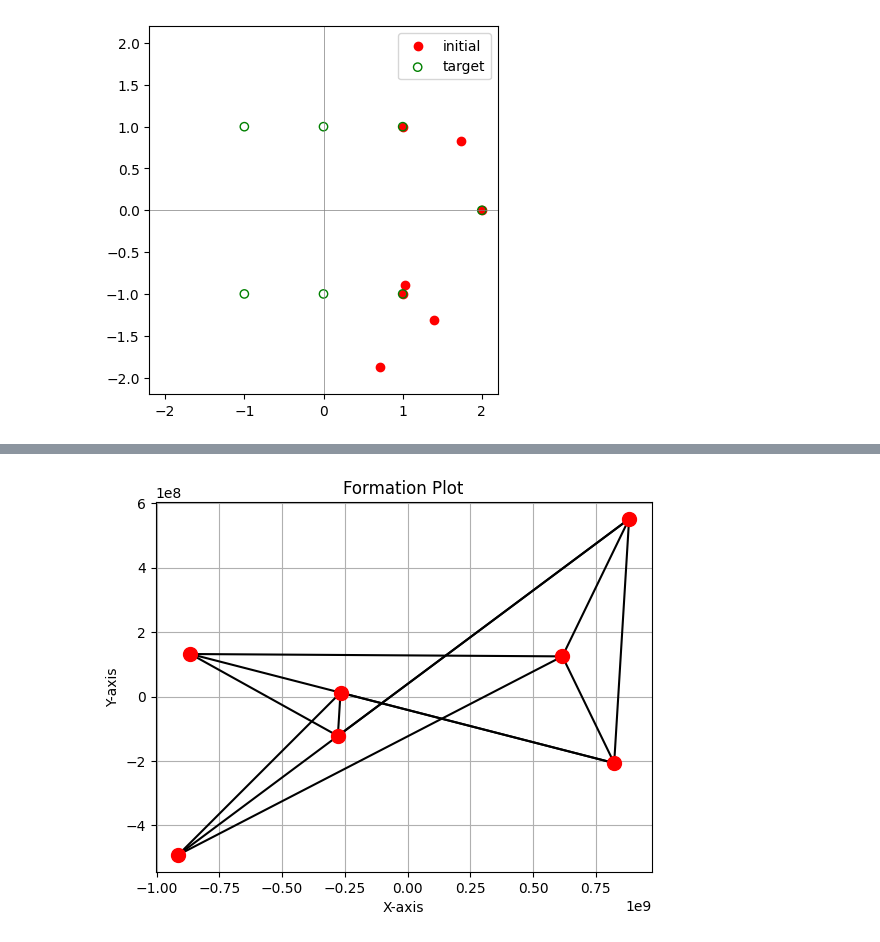
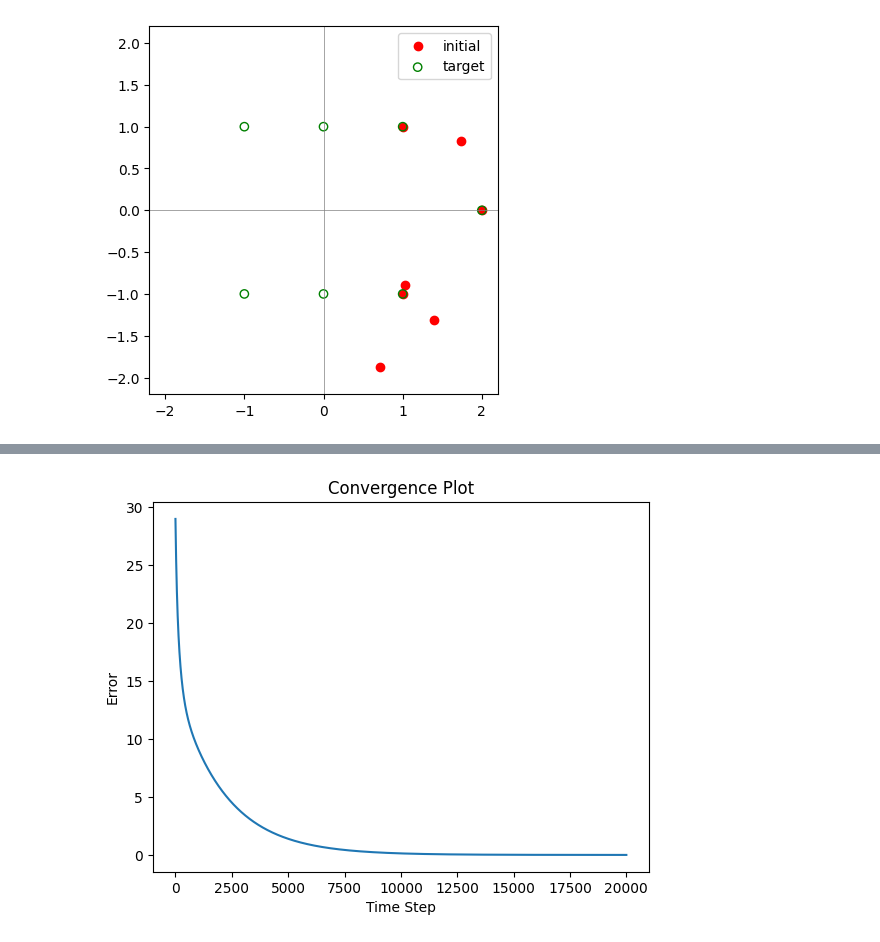
Before and after one commit to wilbertras/drone_swarms, a Jupyter notebook: main.ipynb, the cells around one changed output, grey strips where cells are left out. Drawn from its saved outputs; the diff is of its cells as text; code cells hidden in the pictures.

```diff
--- a/main.ipynb
+++ b/main.ipynb
@@ -72,4 +71,14 @@ array([[ 0.27407548, -0.27407548, -0.27407548,  0.13703774,  0.13703774,
-# %%
-plot_formation(z_final)
-# %% [output]
-[figure, removed]
+# %%
+error = []
+for k in range(K+1):
+    e = np.sum(np.linalg.norm(z[:, :, k] - z_star, axis=1)**2)
+    error.append(e)
+
+plt.figure()
+plt.plot(range(K+1), error)
+plt.xlabel('Time Step')
+plt.ylabel('Error')
+plt.title('Convergence Plot')
+plt.show()
+# %% [output]
+[figure, added]
```
Also changed, not shown: parts of 3 cells of this notebook, 1 other file.
